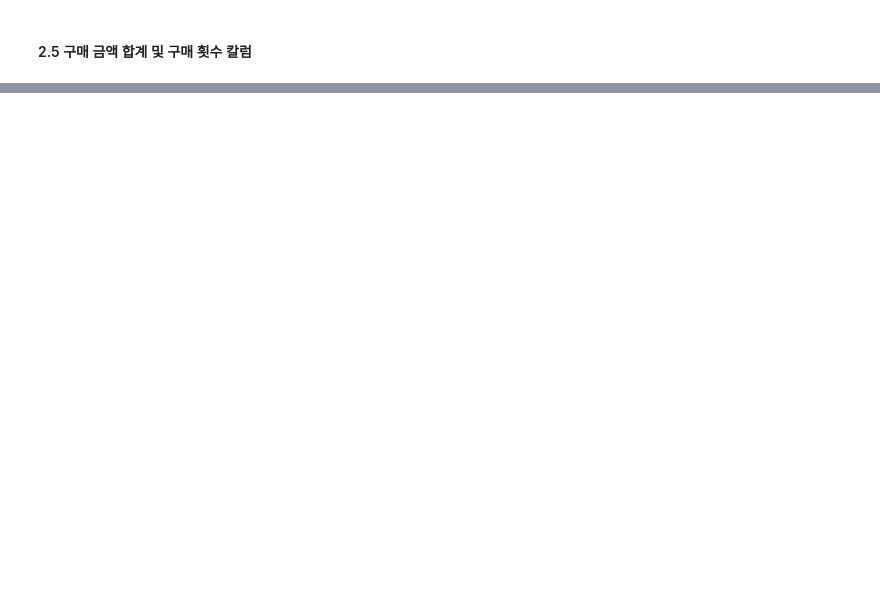
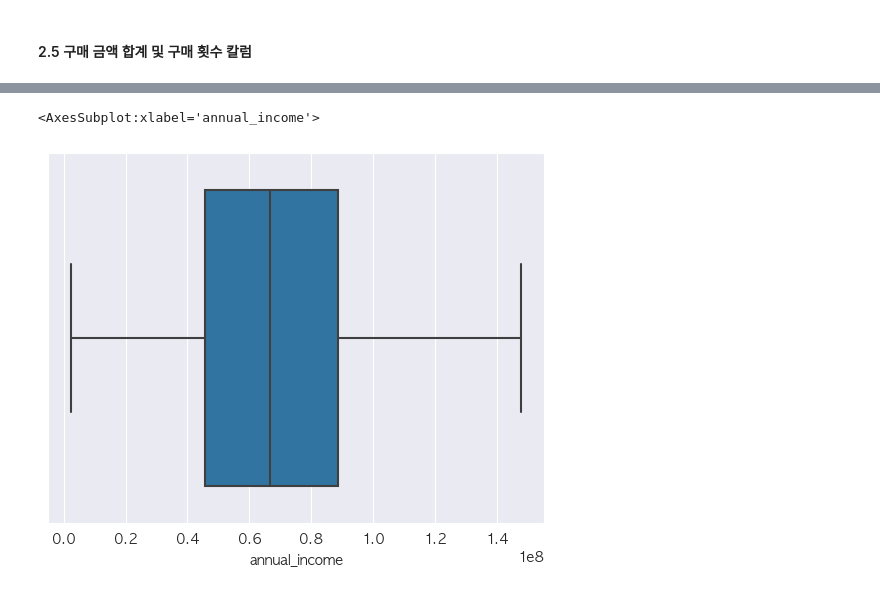
Before and after one commit to chltmddn5843/DataStudy, a Jupyter notebook: Juyoung/Codeit_Project/Codeit:project3.ipynb, the cells around one changed output, grey strips where cells are left out. Saved outputs shown, nothing was run; the diff lists cells and outputs as text; code cells hidden in the pictures; blank space fills up the shorter version.

```diff
--- a/Juyoung/Codeit_Project/Codeit:project3.ipynb
+++ b/Juyoung/Codeit_Project/Codeit:project3.ipynb
@@ -193,0 +365,15 @@ df.head()
+# %%
+income = df['annual_income']
+q1 = income.quantile(q=0.25)
+q3 = income.quantile(q=0.75)
+iqr = q3 - q1
+lower_bound = q1 - 1.5*iqr
+upper_bound = q3 + 1.5*iqr
+
+normal_condition = (lower_bound <= income) & (income <= upper_bound)
+df = df[normal_condition]
+# %%
+sns.boxplot(data = df, x='annual_income')
+# %% [output]
+<AxesSubplot:xlabel='annual_income'>
+[figure, added]
```
Also changed, not shown: parts of 45 cells of this notebook.
